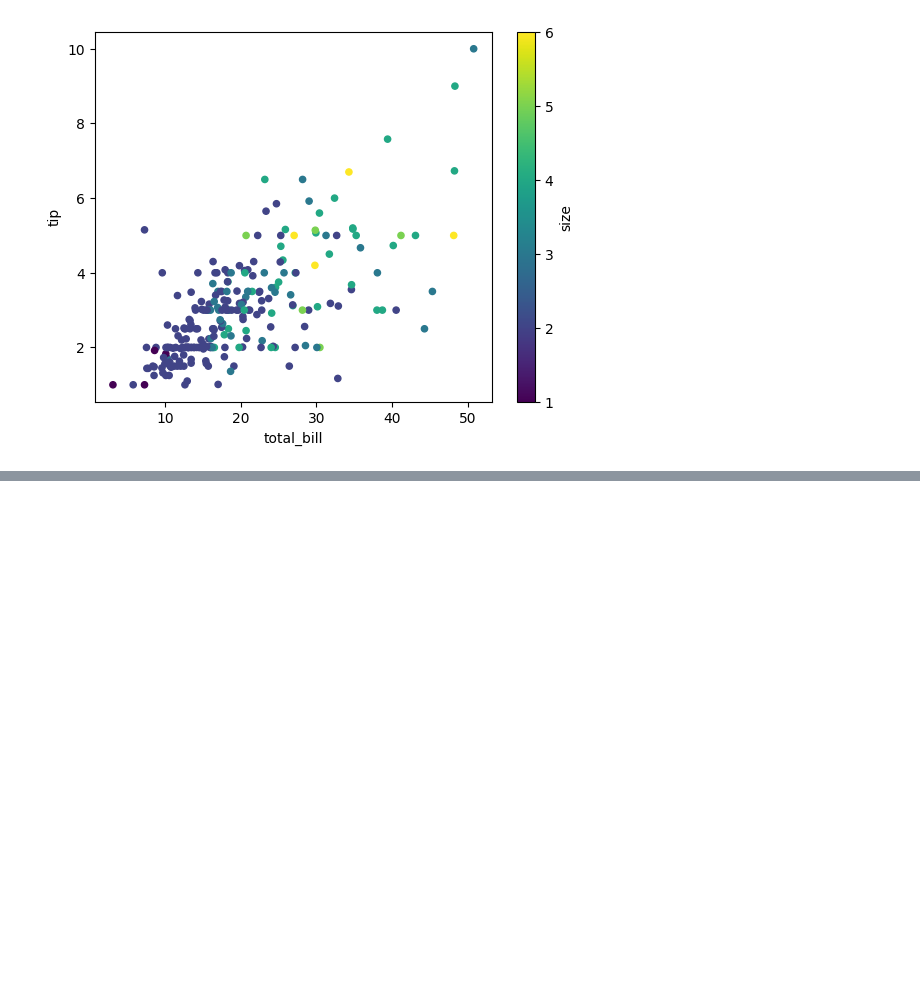
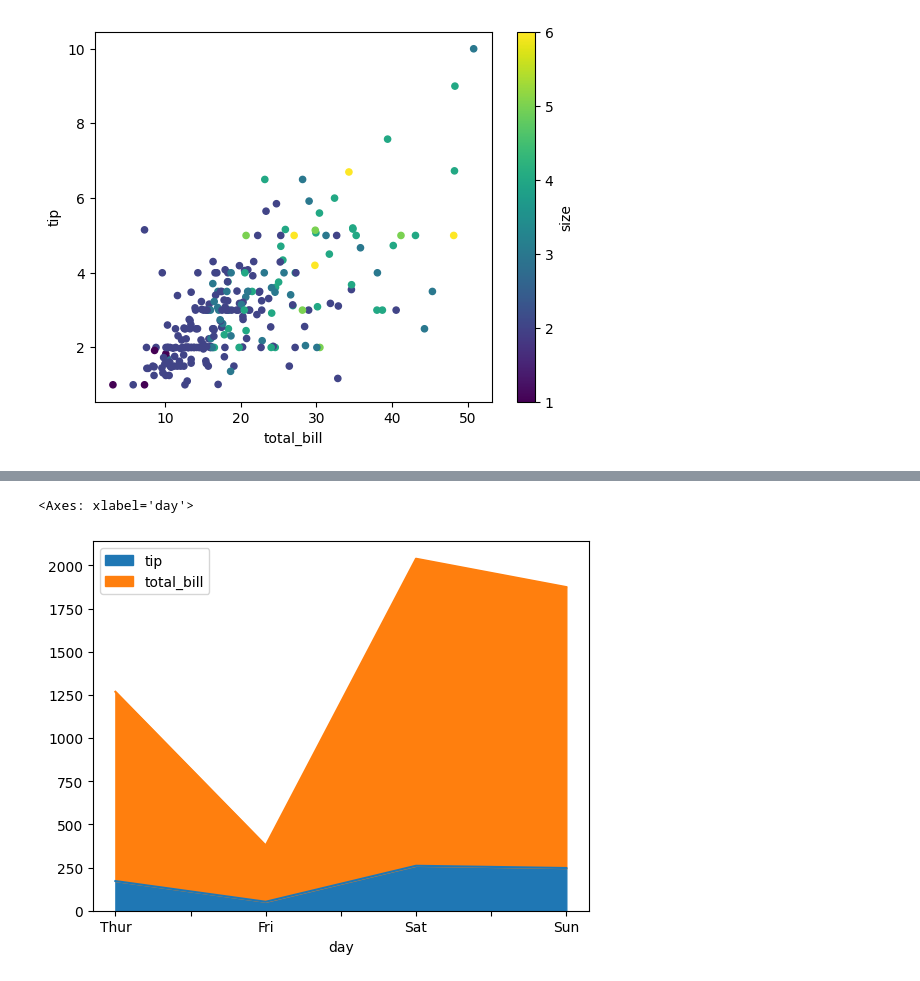
Before and after one commit to certidevs/curso-2025-07-visualizacion, a Jupyter notebook: clase.ipynb, the cells around one changed output, grey strips where cells are left out. Drawn from its saved outputs; the diff is of its cells as text; code cells hidden in the pictures; blank space fills up the shorter version.

```diff
--- a/clase.ipynb
+++ b/clase.ipynb
@@ -170,0 +186,7 @@ df.plot.scatter(x='total_bill', y='tip', c='size', colormap='viridis');
+# %%
+df.groupby('day')[['tip', 'total_bill']].sum() \
+    .reindex(['Thur', 'Fri', 'Sat', 'Sun']) \
+    .plot.area()
+# %% [output]
+<Axes: xlabel='day'>
+[figure, added]
```
Also changed, not shown: parts of 6 cells of this notebook, 1 other file.
